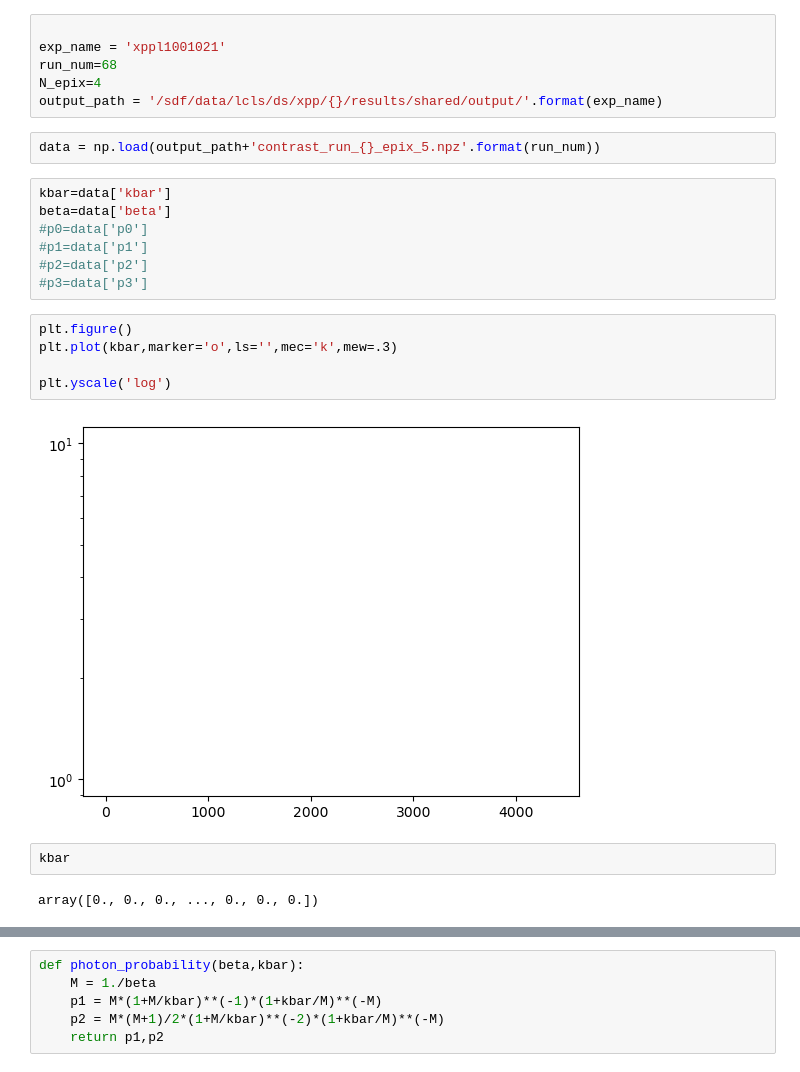
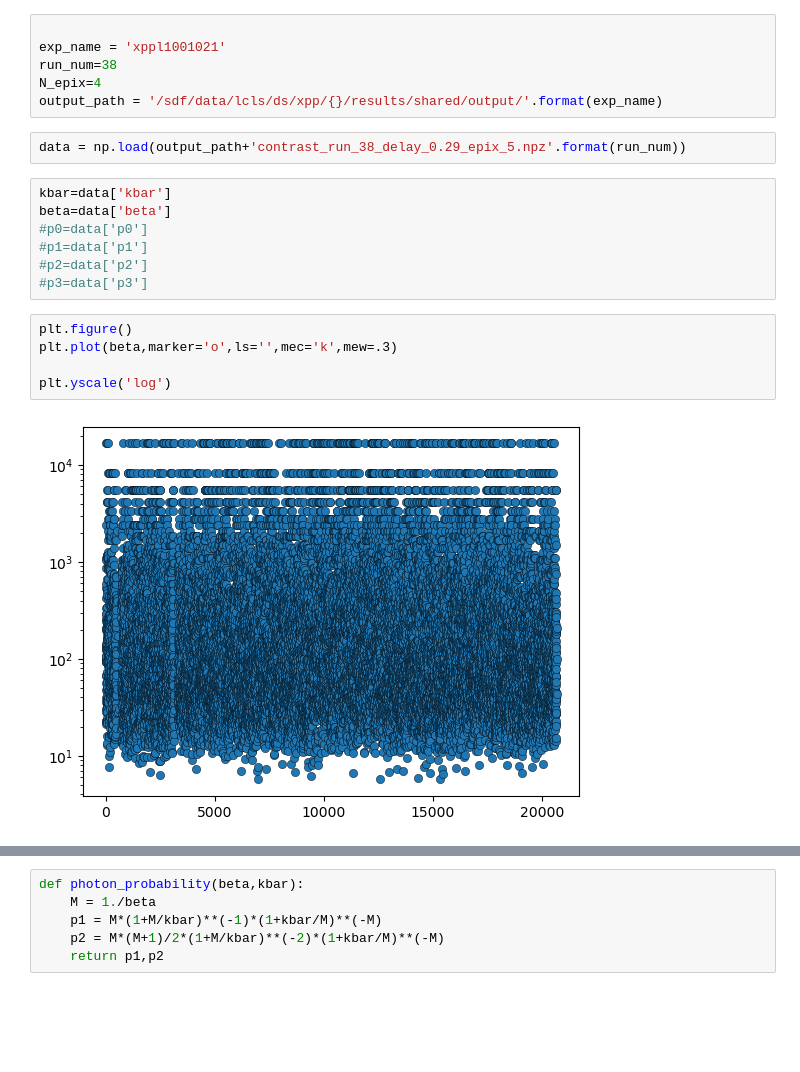
Before and after one commit to fperakis/LCLS_L10010, a Jupyter notebook: Scripts/02_plot-saxs.ipynb, the cells around one changed output, grey strips where cells are left out. Saved outputs shown, nothing was run; the diff lists cells and outputs as text; blank space fills up the shorter version.

```diff
--- a/Scripts/02_plot-saxs.ipynb
+++ b/Scripts/02_plot-saxs.ipynb
@@ -49,11 +56,11 @@ contrast_run_46.npz         images/
 # %%
 
 exp_name = 'xppl1001021'
-run_num=68
+run_num=38
 N_epix=4
 output_path = '/sdf/data/lcls/ds/xpp/{}/results/shared/output/'.format(exp_name)
 # %%
-data = np.load(output_path+'contrast_run_{}_epix_5.npz'.format(run_num))
+data = np.load(output_path+'contrast_run_38_delay_0.29_epix_5.npz'.format(run_num))
 # %%
 kbar=data['kbar']
 beta=data['beta']
@@ -63,12 +70,8 @@ beta=data['beta']
 #p3=data['p3']
 # %%
 plt.figure()
-plt.plot(kbar,marker='o',ls='',mec='k',mew=.3)
+plt.plot(beta,marker='o',ls='',mec='k',mew=.3)
 
 plt.yscale('log')
 # %% [output]
-[figure, old version]
+[figure, new version]
-# %%
-kbar
-# %% [output]
-array([0., 0., 0., ..., 0., 0., 0.])
```
Also changed, not shown: parts of 3 cells of this notebook, 2 other files.
